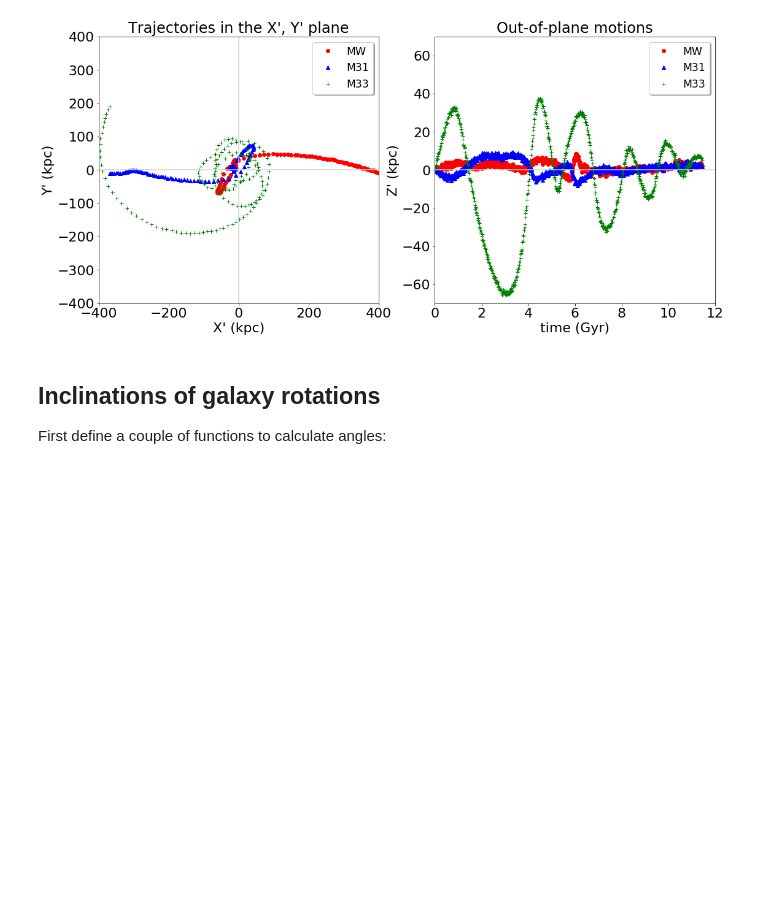
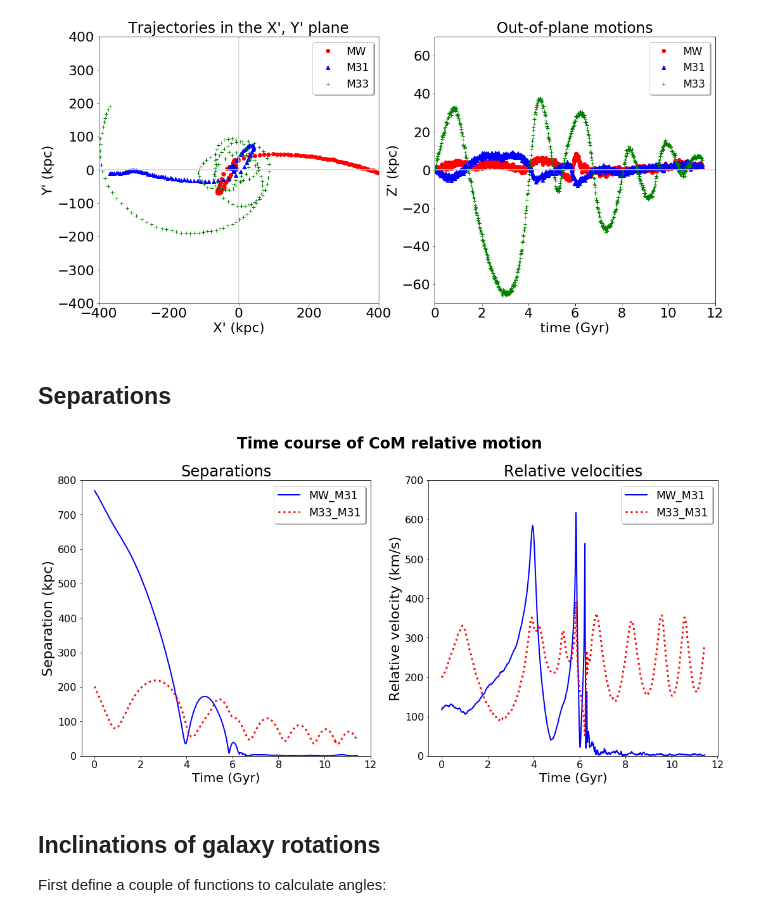
Before and after one commit to colinleach/400B_Leach, a Jupyter notebook: Project/notebooks/Inclinations_trajectories.ipynb, the cells around one changed output. Cells and saved outputs as stored; diff of their text form; code cells hidden in the pictures; blank space fills up the shorter version.

```diff
--- a/Project/notebooks/Inclinations_trajectories.ipynb
+++ b/Project/notebooks/Inclinations_trajectories.ipynb
@@ -142,6 +142,70 @@ matplotlib.rcParams['ytick.labelsize'] = label_size
 plt.savefig('trajectories.pdf', rasterized=True, dpi=350);
 # %% [output]
 [figure]
+# %% [markdown]
+## Separations
+# %%
+# relative positions
+pos_MW_M31 = norm(MW_original - M31_original, axis=0)
+pos_M33_M31 = norm(M33_original - M31_original, axis=0)
+
+# velocities
+vel_MW = np.array([MW[vxi] for vxi in ('vx','vy','vz')])
+vel_M31 = np.array([M31[vxi] for vxi in ('vx','vy','vz')])
+vel_M33 = np.array([M33[vxi] for vxi in ('vx','vy','vz')])
+
+# relative velocities
+vel_MW_M31 = norm(vel_MW - vel_M31, axis=0)
+vel_M33_M31 = norm(vel_M33 - vel_M31, axis=0)
+# %%
+# Plot the Orbit of the galaxies
+#################################
+
+fig = plt.figure(figsize=(18,8))
+subplots = (121, 122)
+
+# set up the left subplot
+ax0 = plt.subplot(121)
+
+# add the curves
+ax0.plot(t, pos_MW_M31, 'b-', lw=2, label='MW_M31')
+ax0.plot(t, pos_M33_M31, 'r:', lw=3, label='M33_M31')
+
+# Add labels and subplot title
+ax0.set_xlabel('Time (Gyr)', fontsize=20)
+ax0.set_ylabel('Separation (kpc)', fontsize=22)
+ax0.legend(loc='upper right',fontsize='xx-large', shadow=True)
+ax0.set_title('Separations', fontsize=24)
+
+#set axis limits
+ax0.set_ylim(0, 800)
+
+# set up the right subplot
+ax1 = plt.subplot(122)
+
+# add the curves
+ax1.plot(t, vel_MW_M31, 'b-', lw=2, label='MW_M31')
+ax1.plot(t, vel_M33_M31, 'r:', lw=3, label='M33_M31')
+
+#adjust tick label font size
+label_size = 16
+rcParams['xtick.labelsize'] = label_size
+rcParams['ytick.labelsize'] = label_size
+
+# Add labels and subplot title
+ax1.set_xlabel('Time (Gyr)', fontsize=20)
+ax1.set_ylabel('Relative velocity (km/s)', fontsize=22)
+ax1.legend(loc='upper right',fontsize='xx-large', shadow=True)
+ax1.set_title('Relative velocities', fontsize=24)
+
+#set axis limits
+ax1.set_ylim(0, 700)
+
+# Overall title
+fig.suptitle(f'Time course of CoM relative motion', y=1.0, fontsize=24, weight='bold')
+plt.savefig('rel_motion.pdf', rasterized=True, dpi=350);
+# %% [output]
+[figure, added]
 # %% [markdown]
 ## Inclinations of galaxy rotations
 
```
Also changed, not shown: parts of 1 cell of this notebook, 41 other files.
